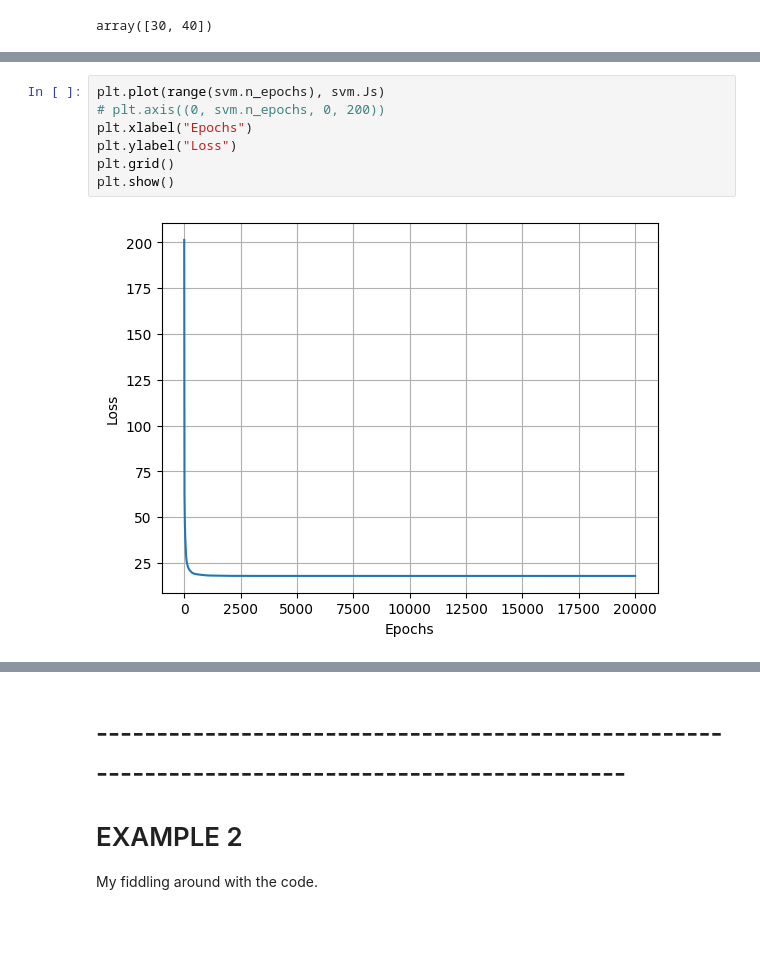
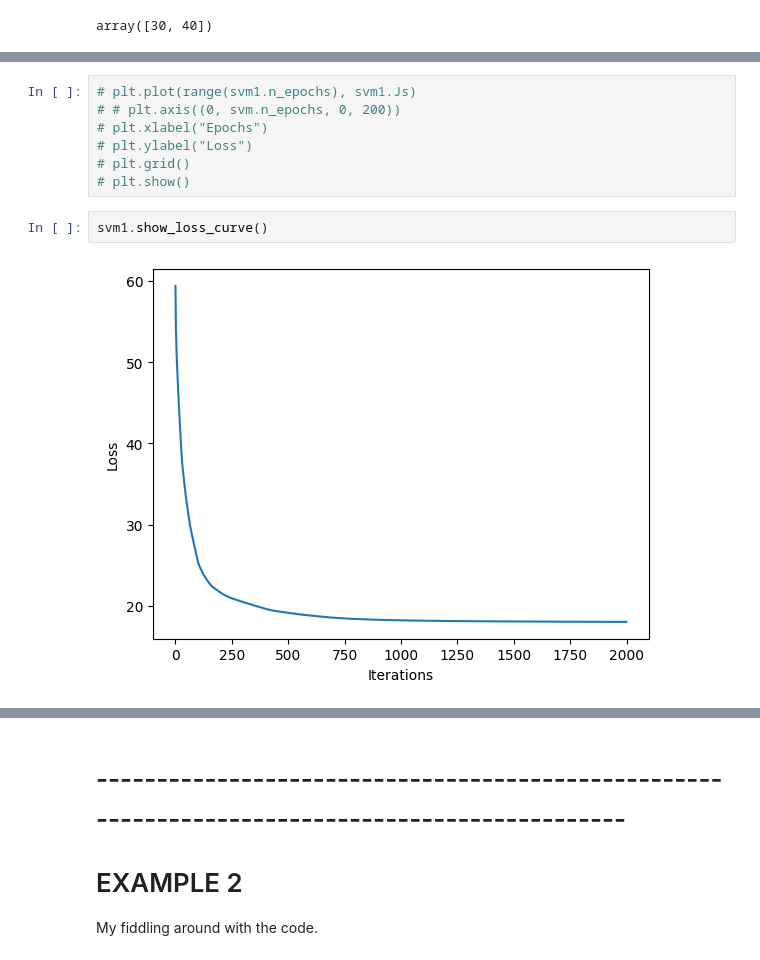
Before and after one commit to Ismaril/training, a Jupyter notebook: AI/algorithms_from_scratch/support_vector_machine.ipynb, the cells around one changed output, grey strips where cells are left out. Drawn from its saved outputs; the diff is of its cells as text; blank space fills up the shorter version.

```diff
--- a/AI/algorithms_from_scratch/support_vector_machine.ipynb
+++ b/AI/algorithms_from_scratch/support_vector_machine.ipynb
@@ -257,12 +260,14 @@ y_pred.shape, y_test.shape
 # %% [output]
 ((30, 1), (30,))
 # %%
-plt.plot(range(svm.n_epochs), svm.Js)
-# plt.axis((0, svm.n_epochs, 0, 200))
-plt.xlabel("Epochs")
-plt.ylabel("Loss")
-plt.grid()
-plt.show()
+# plt.plot(range(svm1.n_epochs), svm1.Js)
+# # plt.axis((0, svm.n_epochs, 0, 200))
+# plt.xlabel("Epochs")
+# plt.ylabel("Loss")
+# plt.grid()
+# plt.show()
-# %% [output]
-[figure, removed]
+# %%
+svm1.show_loss_curve()
+# %% [output]
+[figure, added]
 # %%
```
Also changed, not shown: parts of 21 cells of this notebook, 2 other files.
